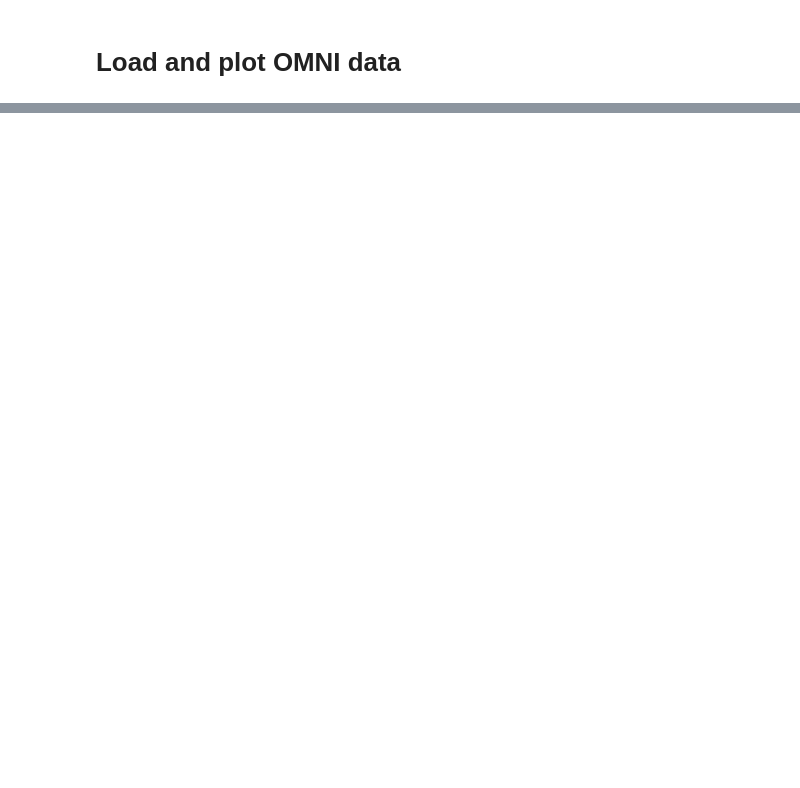
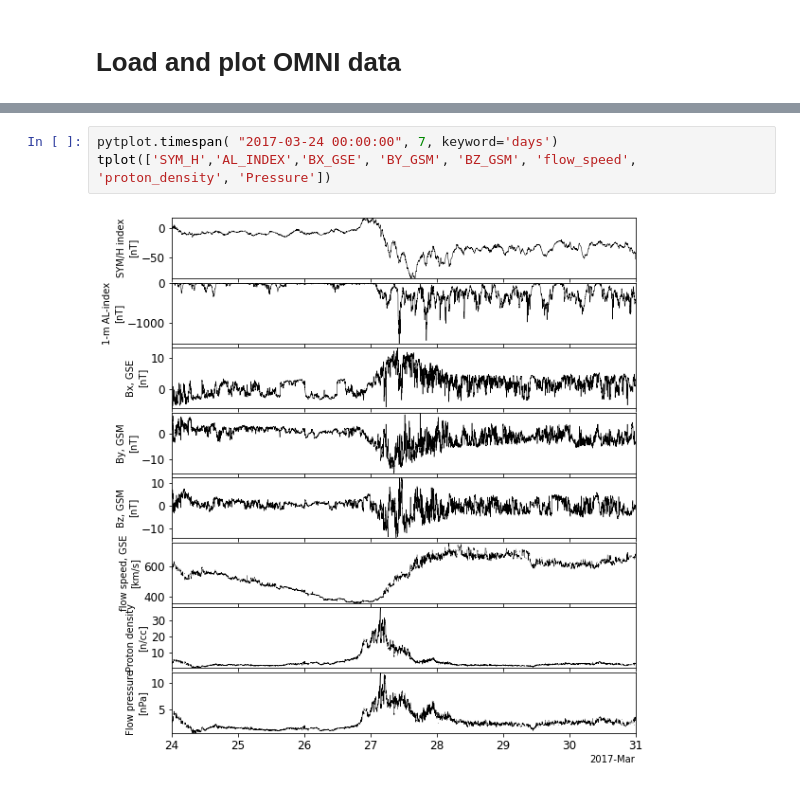
Before and after one commit to ergsc-devel/arase_example, a Jupyter notebook: basic/OMNI_data_examples.ipynb, the cells around one changed output, grey strips where cells are left out. Drawn from its saved outputs; the diff is of its cells as text; blank space fills up the shorter version.

```diff
--- a/basic/OMNI_data_examples.ipynb
+++ b/basic/OMNI_data_examples.ipynb
@@ -30,0 +46,5 @@ Time clip was applied to: ASY_H
+# %%
+pytplot.timespan( "2017-03-24 00:00:00", 7, keyword='days')
+tplot(['SYM_H','AL_INDEX','BX_GSE', 'BY_GSM', 'BZ_GSM', 'flow_speed', 'proton_density', 'Pressure'])
+# %% [output]
+[figure, added]
```
Also changed, not shown: parts of 6 cells of this notebook.
